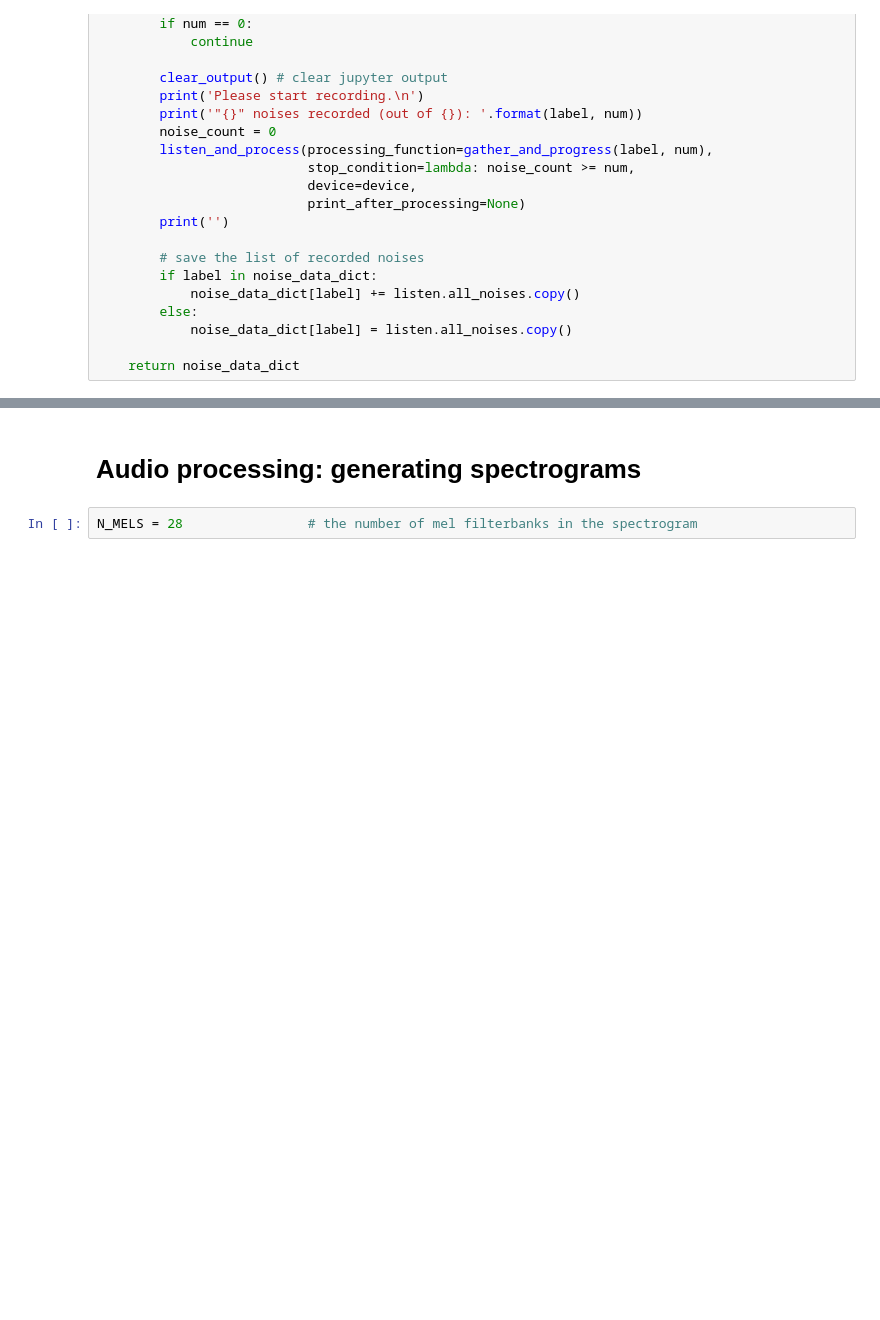
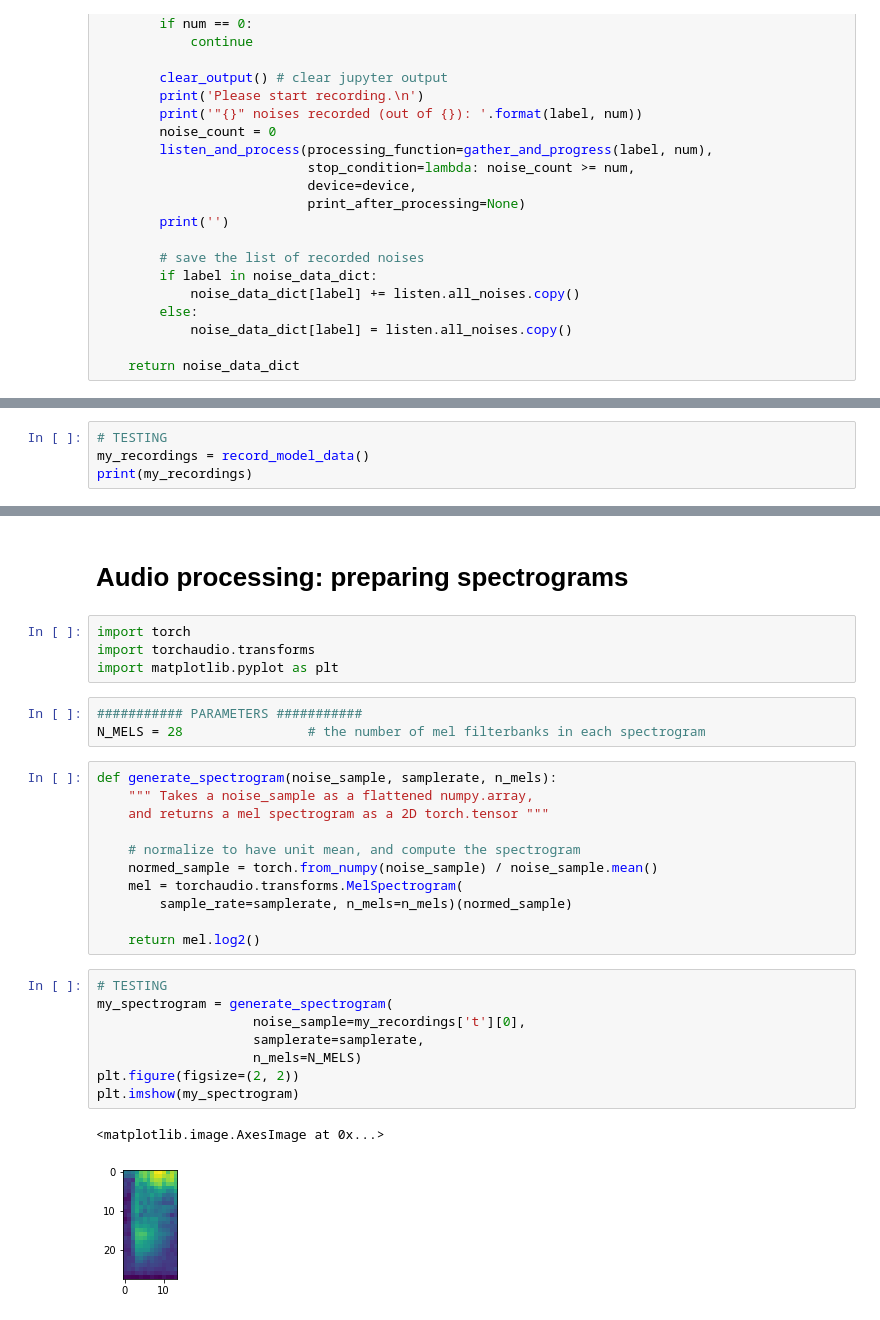
Before and after one commit to tremol/beatbot-noise-control, a Jupyter notebook: Exploration 4 - unifying in one workflow.ipynb, the cells around one changed output, grey strips where cells are left out. Cells and saved outputs as stored; diff of their text form; blank space fills up the shorter version.

Commit message:
added functions to generate spectrograms, datasets, and data loaders

```diff
--- a/Exploration 4 - unifying in one workflow.ipynb
+++ b/Exploration 4 - unifying in one workflow.ipynb
@@ -226,0 +201,4 @@ Enter text label for next noise (leave blank to exit):
+# %%
+# TESTING
+my_recordings = record_model_data()
+print(my_recordings)
@@ -227,4 +223,31 @@ Enter text label for next noise (leave blank to exit):
 # %% [markdown]
-# Audio processing: generating spectrograms
+# Audio processing: preparing spectrograms
+# %%
+import torch
+import torchaudio.transforms
+import matplotlib.pyplot as plt
 # %%
-N_MELS = 28                # the number of mel filterbanks in the spectrogram
+########### PARAMETERS ###########
+N_MELS = 28                # the number of mel filterbanks in each spectrogram
+# %%
+def generate_spectrogram(noise_sample, samplerate, n_mels):
+    """ Takes a noise_sample as a flattened numpy.array,
+    and returns a mel spectrogram as a 2D torch.tensor """
+
+    # normalize to have unit mean, and compute the spectrogram
+    normed_sample = torch.from_numpy(noise_sample) / noise_sample.mean()
+    mel = torchaudio.transforms.MelSpectrogram(
+        sample_rate=samplerate, n_mels=n_mels)(normed_sample)
+
+    return mel.log2()
+# %%
+# TESTING
+my_spectrogram = generate_spectrogram(
+                    noise_sample=my_recordings['t'][0],
+                    samplerate=samplerate,
+                    n_mels=N_MELS)
+plt.figure(figsize=(2, 2))
+plt.imshow(my_spectrogram)
+# %% [output]
+<matplotlib.image.AxesImage at 0x...>
+[figure, added]
```
Also changed, not shown: parts of 14 cells of this notebook.
